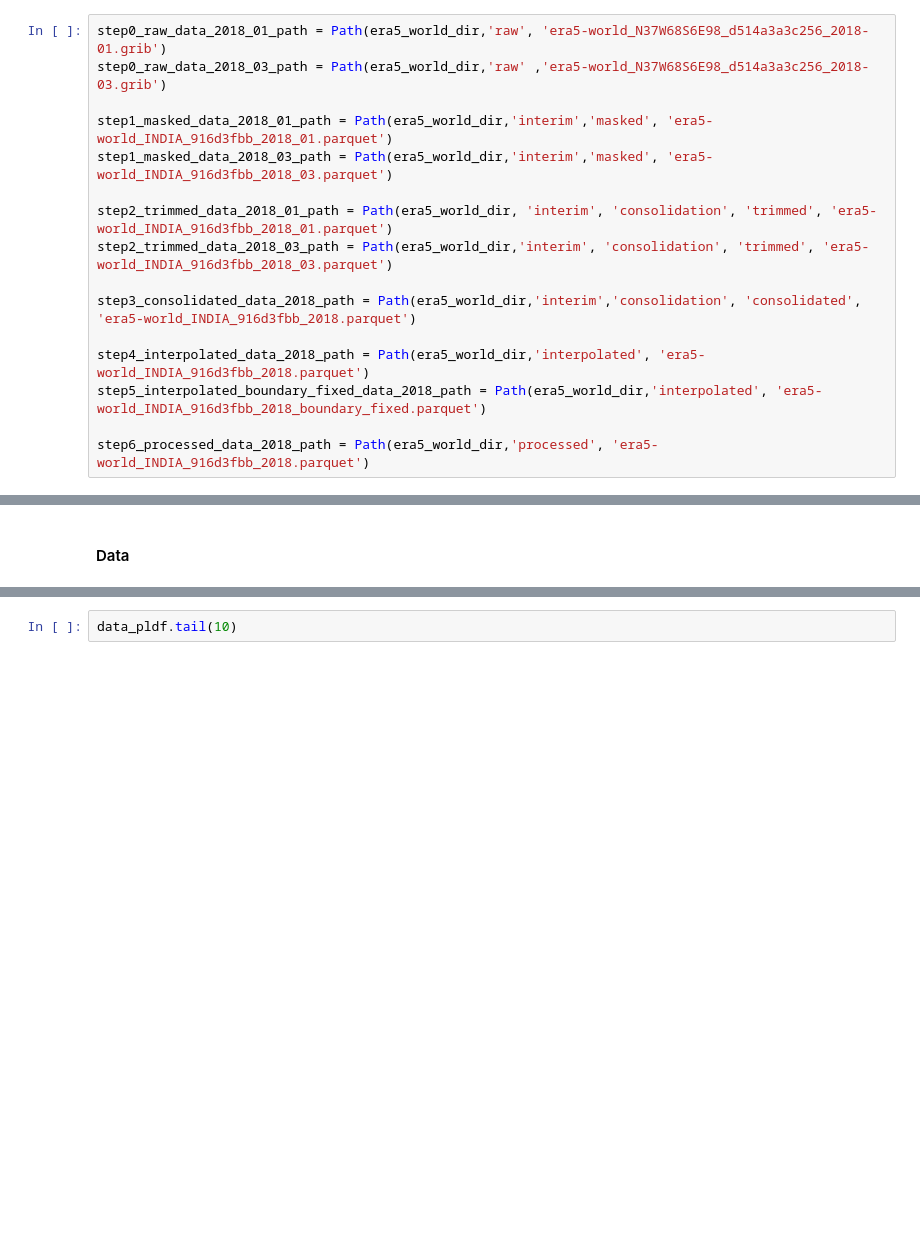
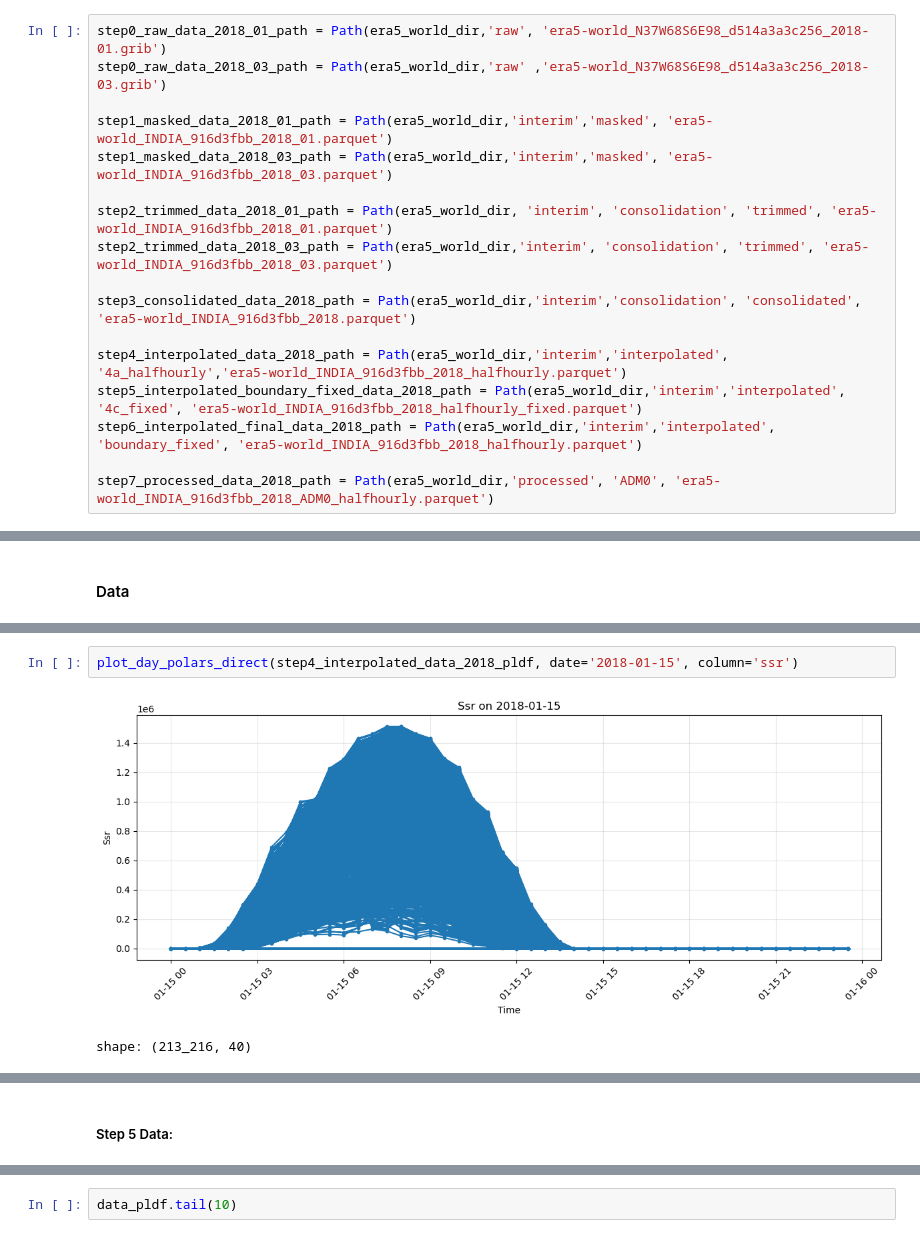
Before and after one commit to danielkaupa/open-source-marginal-emissions, a Jupyter notebook: notebooks/wdp_testing.ipynb, the cells around one changed output, grey strips where cells are left out. Saved outputs shown, nothing was run; the diff lists cells and outputs as text; blank space fills up the shorter version.

```diff
--- a/notebooks/wdp_testing.ipynb
+++ b/notebooks/wdp_testing.ipynb
@@ -173,10 +203,11 @@ step2_trimmed_data_2018_03_path = Path(era5_world_dir,'interim', 'consolidation'
 
 step3_consolidated_data_2018_path = Path(era5_world_dir,'interim','consolidation', 'consolidated', 'era5-world_INDIA_916d3fbb_2018.parquet')
 
-step4_interpolated_data_2018_path = Path(era5_world_dir,'interpolated', 'era5-world_INDIA_916d3fbb_2018.parquet')
-step5_interpolated_boundary_fixed_data_2018_path = Path(era5_world_dir,'interpolated', 'era5-world_INDIA_916d3fbb_2018_boundary_fixed.parquet')
+step4_interpolated_data_2018_path = Path(era5_world_dir,'interim','interpolated', '4a_halfhourly','era5-world_INDIA_916d3fbb_2018_halfhourly.parquet')
+step5_interpolated_boundary_fixed_data_2018_path = Path(era5_world_dir,'interim','interpolated', '4c_fixed', 'era5-world_INDIA_916d3fbb_2018_halfhourly_fixed.parquet')
+step6_interpolated_final_data_2018_path = Path(era5_world_dir,'interim','interpolated', 'boundary_fixed', 'era5-world_INDIA_916d3fbb_2018_halfhourly.parquet')
 
-step6_processed_data_2018_path = Path(era5_world_dir,'processed', 'era5-world_INDIA_916d3fbb_2018.parquet')
+step7_processed_data_2018_path = Path(era5_world_dir,'processed', 'ADM0', 'era5-world_INDIA_916d3fbb_2018_ADM0_halfhourly.parquet')
 # %% [markdown]
 ### Inspecting Data
 # %% [markdown]
@@ -355,0 +733,5 @@ shape: (10, 38)
+# %%
+plot_day_polars_direct(step4_interpolated_data_2018_pldf, date='2018-01-15', column='ssr')
+# %% [output]
+[figure, added]
+shape: (213_216, 40)
@@ -355,0 +751,2 @@ shape: (10, 38)
+# %% [markdown]
+##### Step 5 Data:
```
Also changed, not shown: parts of 42 cells of this notebook, 13 other files.
